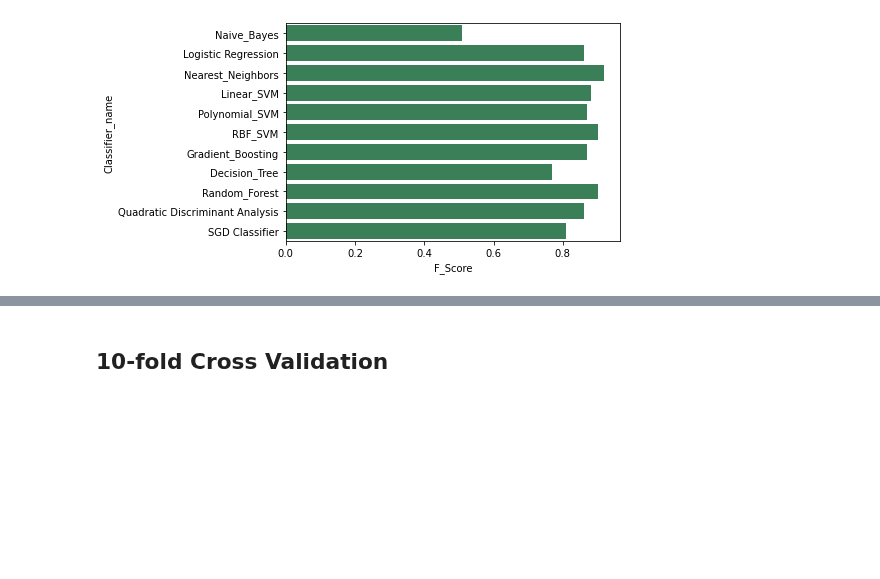
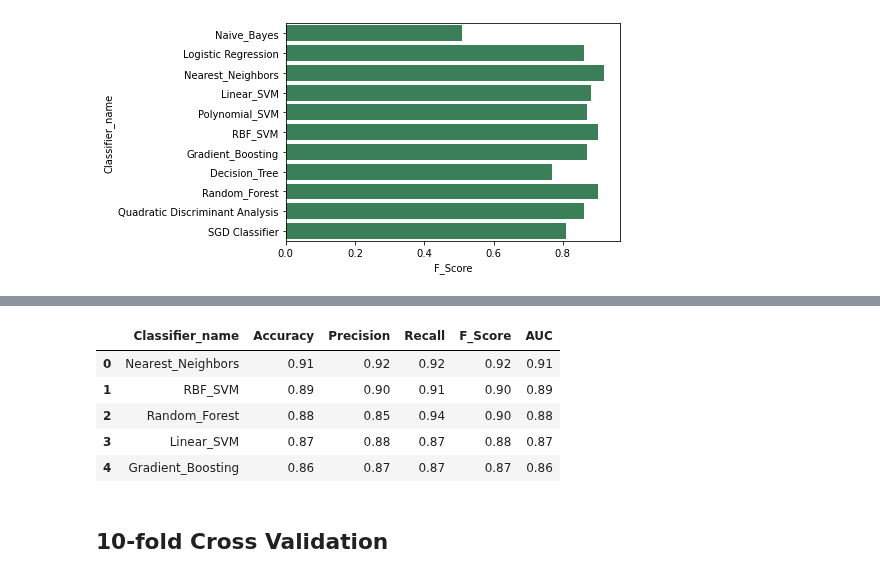
Before and after one commit to FgSurewin/Brain_Tumor_Project, a Jupyter notebook: notebooks/Niloufar_BlancedData_Augmentation.ipynb, the cells around one changed output, grey strips where cells are left out. Saved outputs shown, nothing was run; the diff lists cells and outputs as text; code cells hidden in the pictures; blank space fills up the shorter version.

```diff
--- a/notebooks/Niloufar_BlancedData_Augmentation.ipynb
+++ b/notebooks/Niloufar_BlancedData_Augmentation.ipynb
@@ -275,3 +284,14 @@ ax = sns.barplot(y="Classifier_name", x="F_Score", data=df, color='seagreen')
+# %%
+df.sort_values(by="Accuracy", ascending=False,inplace=True)
+df.reset_index(inplace=True,drop=True)
+df.head()
+# %% [output]
+|  | Classifier_name | Accuracy | Precision | Recall | F_Score | AUC |
+| 0 | Nearest_Neighbors | 0.91 | 0.92 | 0.92 | 0.92 | 0.91 |
+| 1 | RBF_SVM | 0.89 | 0.90 | 0.91 | 0.90 | 0.89 |
+| 2 | Random_Forest | 0.88 | 0.85 | 0.94 | 0.90 | 0.88 |
+| 3 | Linear_SVM | 0.87 | 0.88 | 0.87 | 0.88 | 0.87 |
+| 4 | Gradient_Boosting | 0.86 | 0.87 | 0.87 | 0.87 | 0.86 |
 # %% [markdown]
 ## **10-fold Cross Validation**
 # %%
```
Also changed, not shown: parts of 1 cell of this notebook.
